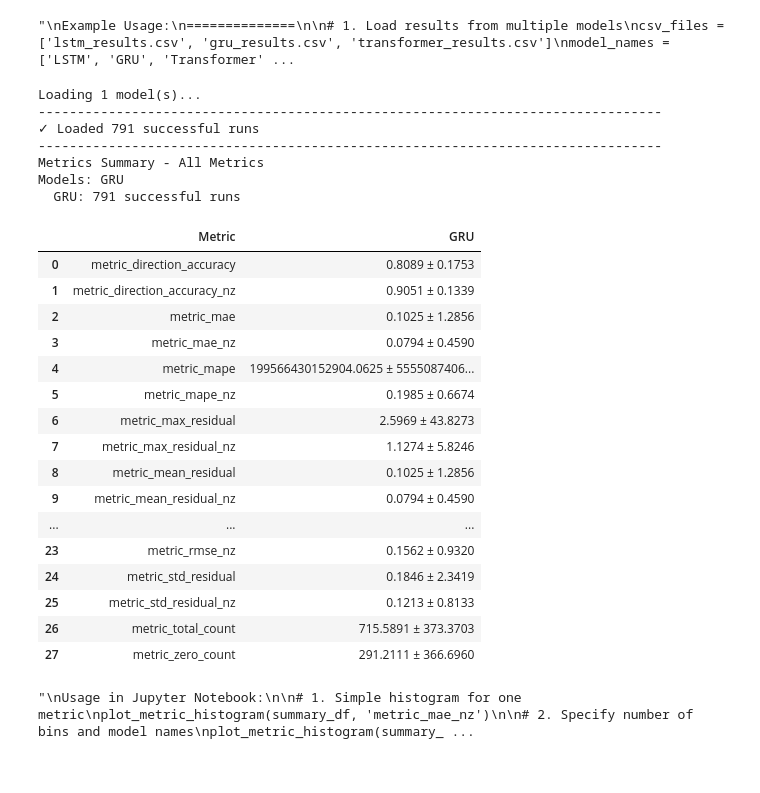
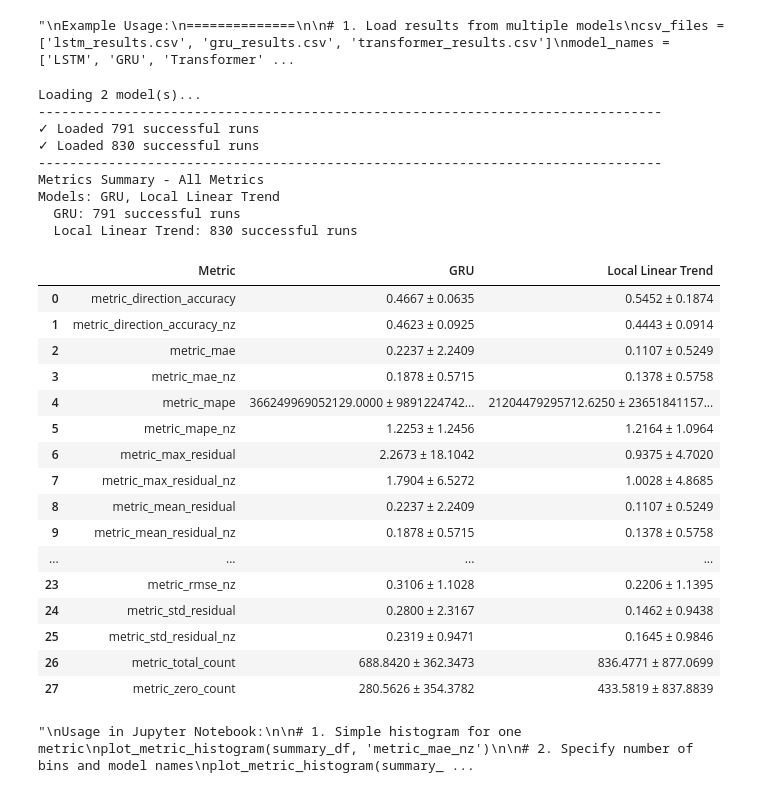
Before and after one commit to andres-cerny/master_thesis, a Jupyter notebook: compare_gru_dynamic_trend.ipynb, the cells around one changed output. Saved outputs shown, nothing was run; the diff lists cells and outputs as text; code cells hidden in the pictures.

```diff
--- a/compare_gru_dynamic_trend.ipynb
+++ b/compare_gru_dynamic_trend.ipynb
@@ -425,38 +424,40 @@ list_available_metrics(summary)
 # %% [output]
 "\nExample Usage:\n==============\n\n# 1. Load results from multiple models\ncsv_files = ['lstm_results.csv', 'gru_results.csv', 'transformer_results.csv']\nmodel_names = ['LSTM', 'GRU', 'Transformer' ...
 # %%
-csv_files = ['gru/results_gru_test_1000_seed_42_epochs_10.csv']
-model_names = ['GRU']
+csv_files = ['gru_predictor/results_gru_prediction_1000_seed_42_epochs_10.csv', 'dynamic_trend_model/results_local_trend_1000_seed_42.csv']
+model_names = ['GRU', 'Local Linear Trend']
 
 # 2. Compute summary statistics
 summary = compute_metrics_summary(csv_files, model_names)
 table = display_metrics(summary, show_all=True)
 display(table)  # Use IPython display in Jupyter
 # %% [output]
-Loading 1 model(s)...
+Loading 2 model(s)...
 --------------------------------------------------------------------------------
 ✓ Loaded 791 successful runs
+✓ Loaded 830 successful runs
 --------------------------------------------------------------------------------
 Metrics Summary - All Metrics
-Models: GRU
+Models: GRU, Local Linear Trend
   GRU: 791 successful runs
+  Local Linear Trend: 830 successful runs
-|  | Metric | GRU |
-| 0 | metric_direction_accuracy | 0.8089 ± 0.1753 |
-| 1 | metric_direction_accuracy_nz | 0.9051 ± 0.1339 |
-| 2 | metric_mae | 0.1025 ± 1.2856 |
-| 3 | metric_mae_nz | 0.0794 ± 0.4590 |
-| 4 | metric_mape | 199566430152904.0625 ± 5555087406... |
-| 5 | metric_mape_nz | 0.1985 ± 0.6674 |
-| 6 | metric_max_residual | 2.5969 ± 43.8273 |
-| 7 | metric_max_residual_nz | 1.1274 ± 5.8246 |
-| 8 | metric_mean_residual | 0.1025 ± 1.2856 |
-| 9 | metric_mean_residual_nz | 0.0794 ± 0.4590 |
-| ... | ... | ... |
-| 23 | metric_rmse_nz | 0.1562 ± 0.9320 |
-| 24 | metric_std_residual | 0.1846 ± 2.3419 |
-| 25 | metric_std_residual_nz | 0.1213 ± 0.8133 |
-| 26 | metric_total_count | 715.5891 ± 373.3703 |
-| 27 | metric_zero_count | 291.2111 ± 366.6960 |
+|  | Metric | GRU | Local Linear Trend |
+| 0 | metric_direction_accuracy | 0.4667 ± 0.0635 | 0.5452 ± 0.1874 |
+| 1 | metric_direction_accuracy_nz | 0.4623 ± 0.0925 | 0.4443 ± 0.0914 |
+| 2 | metric_mae | 0.2237 ± 2.2409 | 0.1107 ± 0.5249 |
+| 3 | metric_mae_nz | 0.1878 ± 0.5715 | 0.1378 ± 0.5758 |
+| 4 | metric_mape | 366249969052129.0000 ± 9891224742... | 21204479295712.6250 ± 23651841157... |
+| 5 | metric_mape_nz | 1.2253 ± 1.2456 | 1.2164 ± 1.0964 |
+| 6 | metric_max_residual | 2.2673 ± 18.1042 | 0.9375 ± 4.7020 |
+| 7 | metric_max_residual_nz | 1.7904 ± 6.5272 | 1.0028 ± 4.8685 |
+| 8 | metric_mean_residual | 0.2237 ± 2.2409 | 0.1107 ± 0.5249 |
+| 9 | metric_mean_residual_nz | 0.1878 ± 0.5715 | 0.1378 ± 0.5758 |
+| ... | ... | ... | ... |
+| 23 | metric_rmse_nz | 0.3106 ± 1.1028 | 0.2206 ± 1.1395 |
+| 24 | metric_std_residual | 0.2800 ± 2.3167 | 0.1462 ± 0.9438 |
+| 25 | metric_std_residual_nz | 0.2319 ± 0.9471 | 0.1645 ± 0.9846 |
+| 26 | metric_total_count | 688.8420 ± 362.3473 | 836.4771 ± 877.0699 |
+| 27 | metric_zero_count | 280.5626 ± 354.3782 | 433.5819 ± 837.8839 |
 # %%
 from typing import List
 
```
Also changed, not shown: parts of 5 cells of this notebook, 3 other files.
